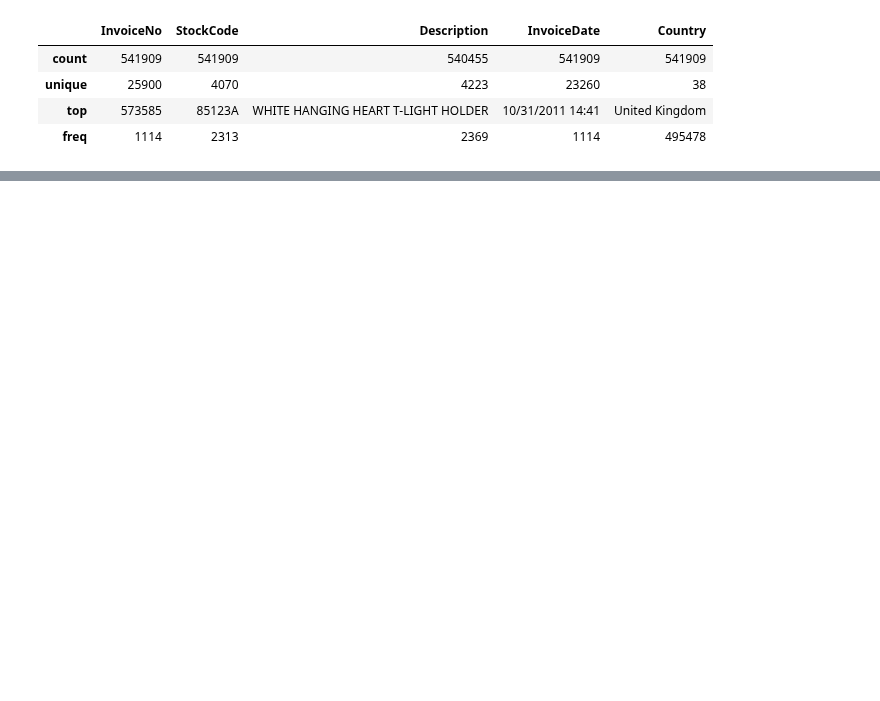
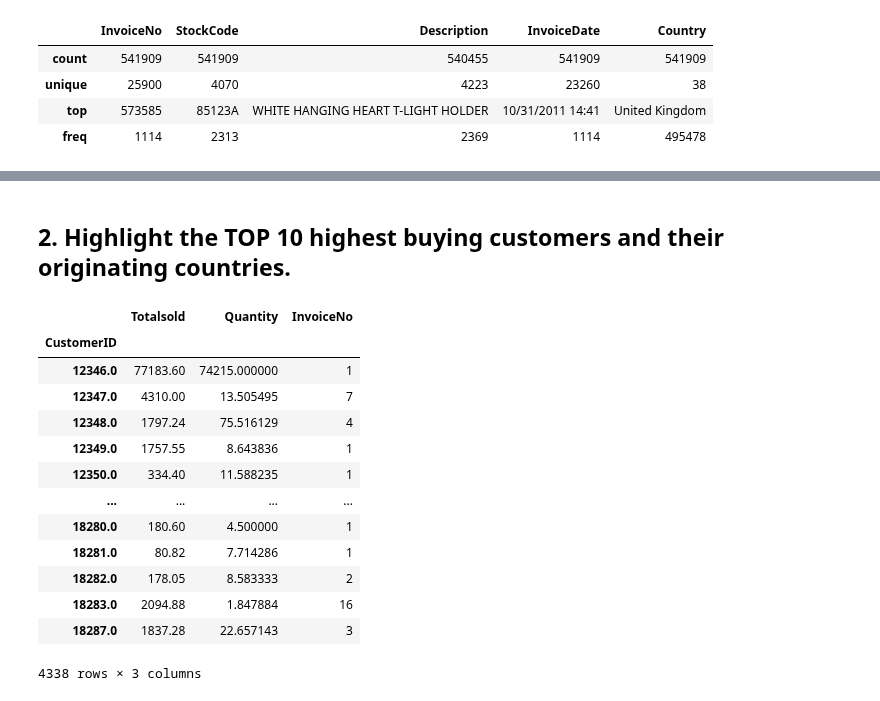
Before and after one commit to madinatt/E-commerce, a Jupyter notebook: Ecommerce Notebook.ipynb, the cells around one changed output, grey strips where cells are left out. Drawn from its saved outputs; the diff is of its cells as text; code cells hidden in the pictures; blank space fills up the shorter version.

```diff
--- a/Ecommerce Notebook.ipynb
+++ b/Ecommerce Notebook.ipynb
@@ -40,0 +202,19 @@ df.describe(include="O")
+# %% [markdown]
+## 2. Highlight the TOP 10 highest buying customers and their originating countries.
+# %%
+df.groupby(['CustomerID'])[['Totalsold', 'Quantity', 'InvoiceNo']].agg({'Totalsold': 'sum', 'Quantity': 'mean', 'InvoiceNo' : 'nunique'})
+# %% [output]
+|  | Totalsold | Quantity | InvoiceNo |
+| CustomerID |  |  |  |
+| 12346.0 | 77183.60 | 74215.000000 | 1 |
+| 12347.0 | 4310.00 | 13.505495 | 7 |
+| 12348.0 | 1797.24 | 75.516129 | 4 |
+| 12349.0 | 1757.55 | 8.643836 | 1 |
+| 12350.0 | 334.40 | 11.588235 | 1 |
+| ... | ... | ... | ... |
+| 18280.0 | 180.60 | 4.500000 | 1 |
+| 18281.0 | 80.82 | 7.714286 | 1 |
+| 18282.0 | 178.05 | 8.583333 | 2 |
+| 18283.0 | 2094.88 | 1.847884 | 16 |
+| 18287.0 | 1837.28 | 22.657143 | 3 |
+4338 rows × 3 columns
```
Also changed, not shown: parts of 28 cells of this notebook, 1 other file.
